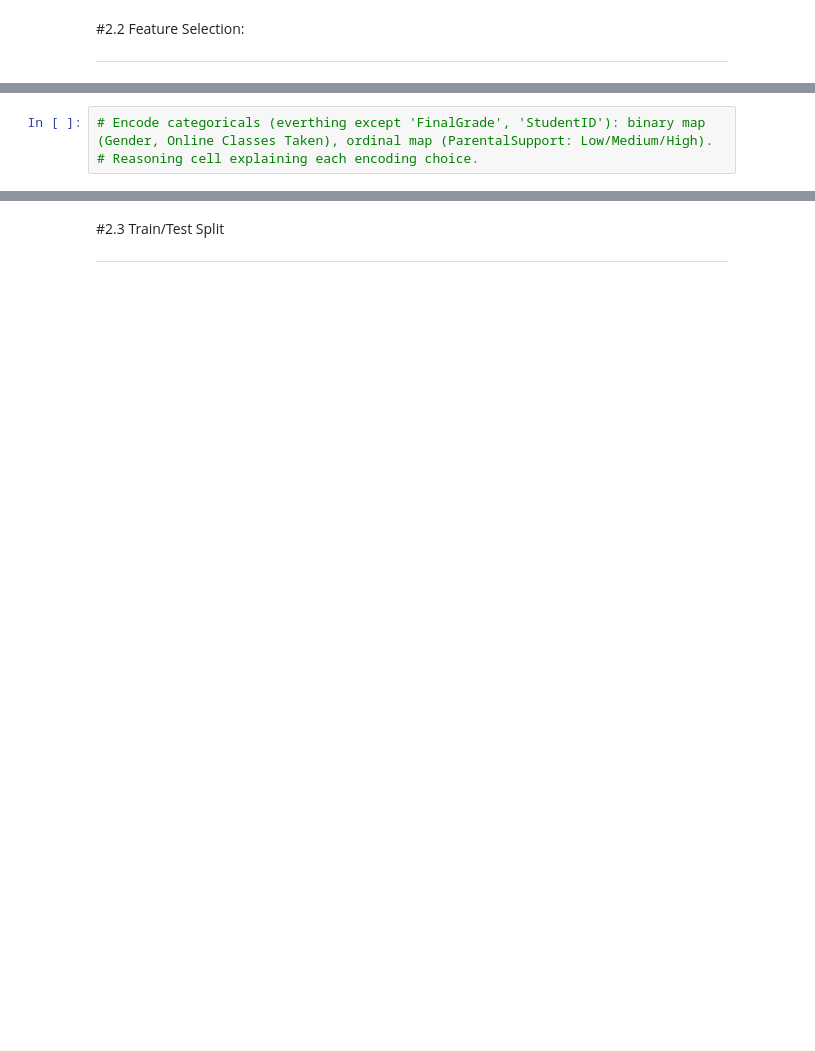
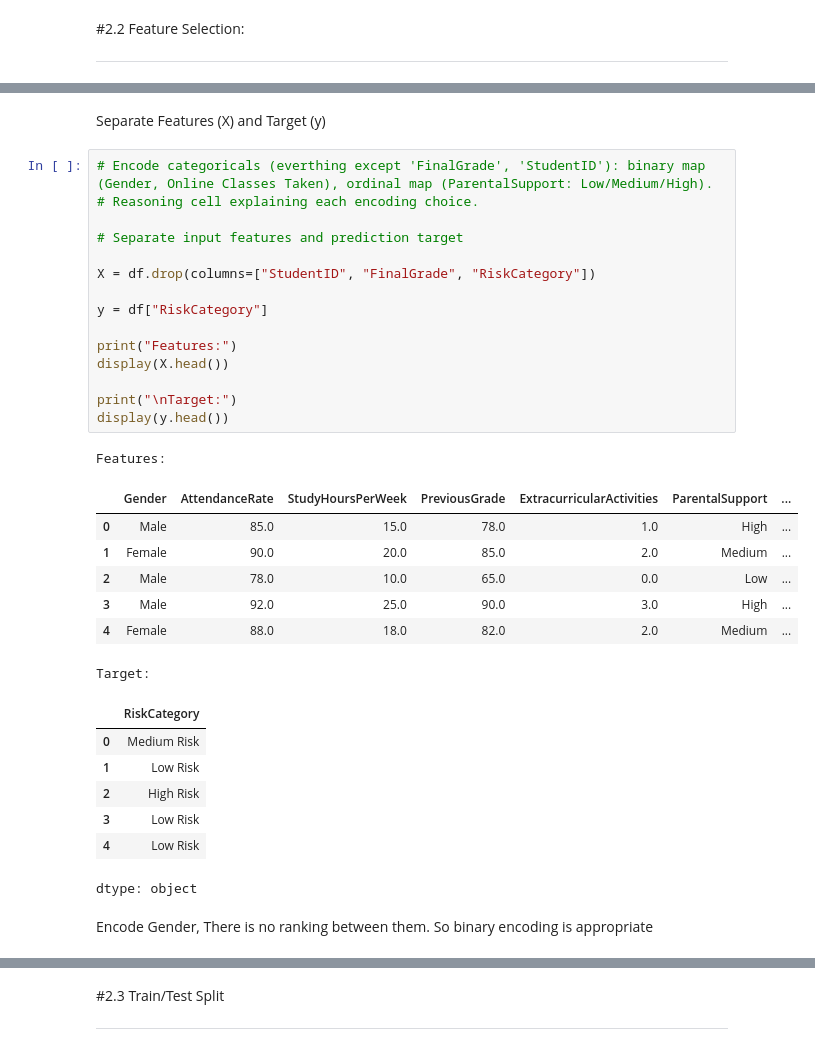
Before and after one commit to fredd-a/Intro-to-AI-Project, a Jupyter notebook: notebooks/02_baseline_model.ipynb, the cells around one changed output, grey strips where cells are left out. Drawn from its saved outputs; the diff is of its cells as text; blank space fills up the shorter version.

```diff
--- a/notebooks/02_baseline_model.ipynb
+++ b/notebooks/02_baseline_model.ipynb
@@ -19,3 +134,35 @@
+# %% [markdown]
+Separate Features (X) and Target (y)
 # %%
 # Encode categoricals (everthing except 'FinalGrade', 'StudentID'): binary map (Gender, Online Classes Taken), ordinal map (ParentalSupport: Low/Medium/High).
 # Reasoning cell explaining each encoding choice.
+
+# Separate input features and prediction target
+
+X = df.drop(columns=["StudentID", "FinalGrade", "RiskCategory"])
+
+y = df["RiskCategory"]
+
+print("Features:")
+display(X.head())
+
+print("\nTarget:")
+display(y.head())
+# %% [output]
+Features:
+|  | Gender | AttendanceRate | StudyHoursPerWeek | PreviousGrade | ExtracurricularActivities | ParentalSupport | ... |
+| 0 | Male | 85.0 | 15.0 | 78.0 | 1.0 | High | ... |
+| 1 | Female | 90.0 | 20.0 | 85.0 | 2.0 | Medium | ... |
+| 2 | Male | 78.0 | 10.0 | 65.0 | 0.0 | Low | ... |
+| 3 | Male | 92.0 | 25.0 | 90.0 | 3.0 | High | ... |
+| 4 | Female | 88.0 | 18.0 | 82.0 | 2.0 | Medium | ... |
+Target:
+|  | RiskCategory |
+| 0 | Medium Risk |
+| 1 | Low Risk |
+| 2 | High Risk |
+| 3 | Low Risk |
+| 4 | Low Risk |
+dtype: object
+# %% [markdown]
+Encode Gender, There is no ranking between them. So binary encoding is appropriate
```
Also changed, not shown: parts of 21 cells of this notebook.
